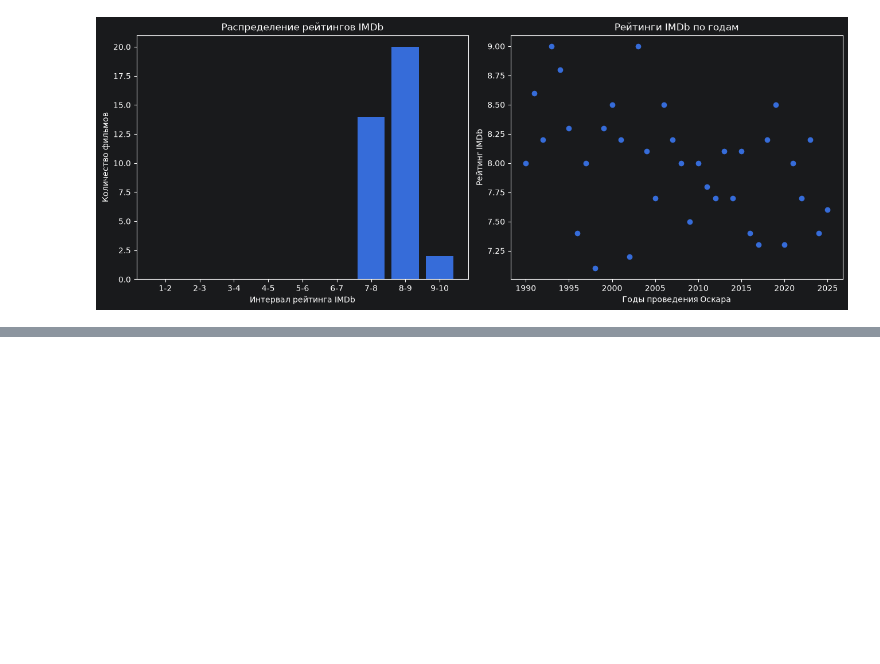
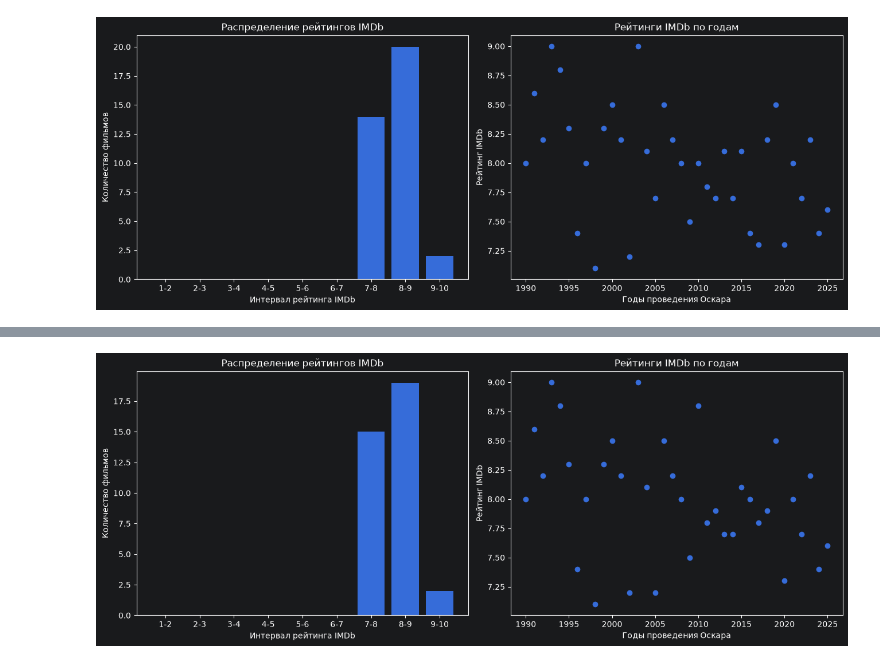
Before and after one commit to STPolya/oscars-imdb-analysis, a Jupyter notebook: analysis.ipynb, the cells around one changed output, grey strips where cells are left out. Drawn from its saved outputs; the diff is of its cells as text; code cells hidden in the pictures; blank space fills up the shorter version.

```diff
--- a/analysis.ipynb
+++ b/analysis.ipynb
@@ -62,0 +71,16 @@ plt.show()
+# %%
+top_awarded_films = (
+    nominations_ratings.loc[
+        nominations_ratings['Winner'],
+        ['FilmId', 'Year', 'Winner', 'averageRating']
+    ]
+    .groupby(['FilmId', 'Year', 'Winner', 'averageRating'], as_index=False)
+    .agg(film_count=('Winner', 'count'))
+    .query('film_count != 0')
+    .sort_values('film_count', ascending=False)
+    .drop_duplicates(subset=['Year'])
+    .drop(columns=['FilmId', 'Winner', 'film_count'])
+)
+
+top_awarded_distribution = calculate_rating_distribution(top_awarded_films)
+display(top_awarded_distribution)
@@ -62,0 +98,14 @@ plt.show()
+# %%
+fig, axes = plt.subplots(
+    nrows=1,
+    ncols=2,
+    figsize=(13, 5),
+    layout='constrained'
+)
+
+draw_rating_bar(top_awarded_distribution, axes[0])
+draw_rating_scatter(top_awarded_films, axes[1])
+
+plt.show()
+# %% [output]
+[figure, added]
```
Also changed, not shown: parts of 4 cells of this notebook.
